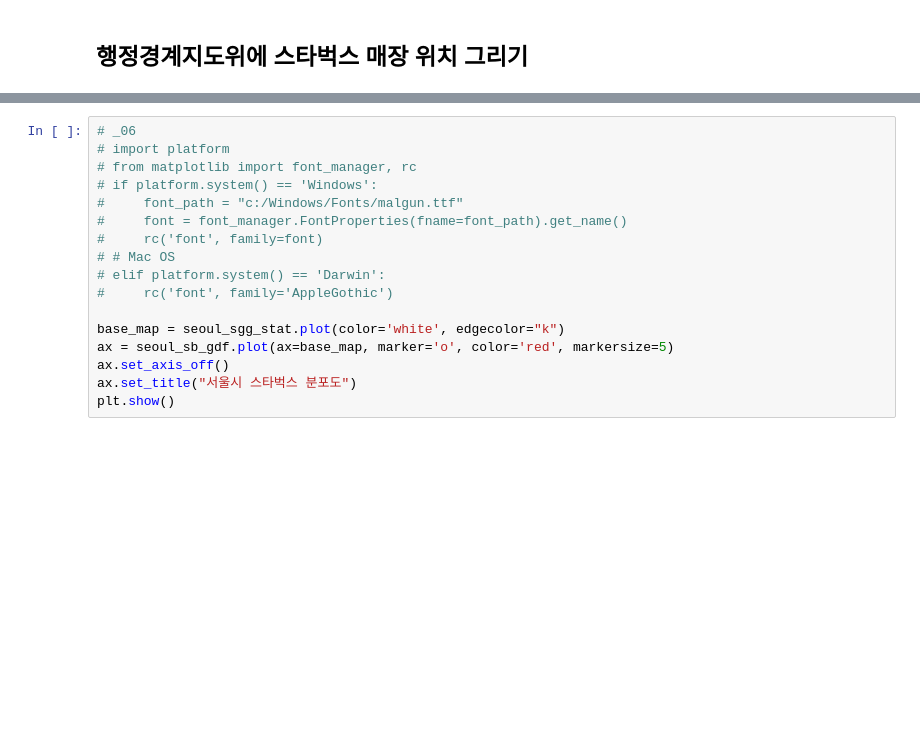
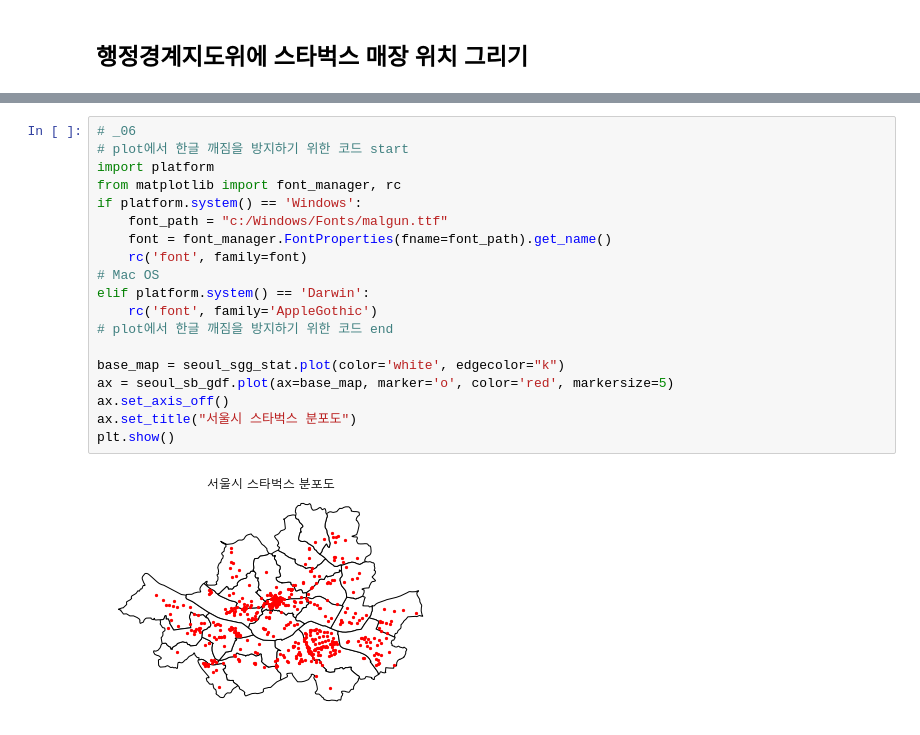
Before and after one commit to rollinstar/gpd_example, a Jupyter notebook: (Basic)Geospatial_Data_with_Python_3rd-1.ipynb, the cells around one changed output, grey strips where cells are left out. Drawn from its saved outputs; the diff is of its cells as text; blank space fills up the shorter version.

```diff
--- a/(Basic)Geospatial_Data_with_Python_3rd-1.ipynb
+++ b/(Basic)Geospatial_Data_with_Python_3rd-1.ipynb
@@ -51,17 +98,21 @@ base_map = seoul_sgg_stat.plot(color='white', edgecolor='black')
 # %%
 # _06
-# import platform
-# from matplotlib import font_manager, rc
-# if platform.system() == 'Windows':
-#     font_path = "c:/Windows/Fonts/malgun.ttf"
-#     font = font_manager.FontProperties(fname=font_path).get_name()
-#     rc('font', family=font)
-# # Mac OS
-# elif platform.system() == 'Darwin':
-#     rc('font', family='AppleGothic')
+# plot에서 한글 깨짐을 방지하기 위한 코드 start
+import platform
+from matplotlib import font_manager, rc
+if platform.system() == 'Windows':
+    font_path = "c:/Windows/Fonts/malgun.ttf"
+    font = font_manager.FontProperties(fname=font_path).get_name()
+    rc('font', family=font)
+# Mac OS
+elif platform.system() == 'Darwin':
+    rc('font', family='AppleGothic')
+# plot에서 한글 깨짐을 방지하기 위한 코드 end
 
 base_map = seoul_sgg_stat.plot(color='white', edgecolor="k")
 ax = seoul_sb_gdf.plot(ax=base_map, marker='o', color='red', markersize=5)
 ax.set_axis_off()
 ax.set_title("서울시 스타벅스 분포도")
 plt.show()
+# %% [output]
+[figure, added]
```
Also changed, not shown: parts of 5 cells of this notebook, 4 other files.
